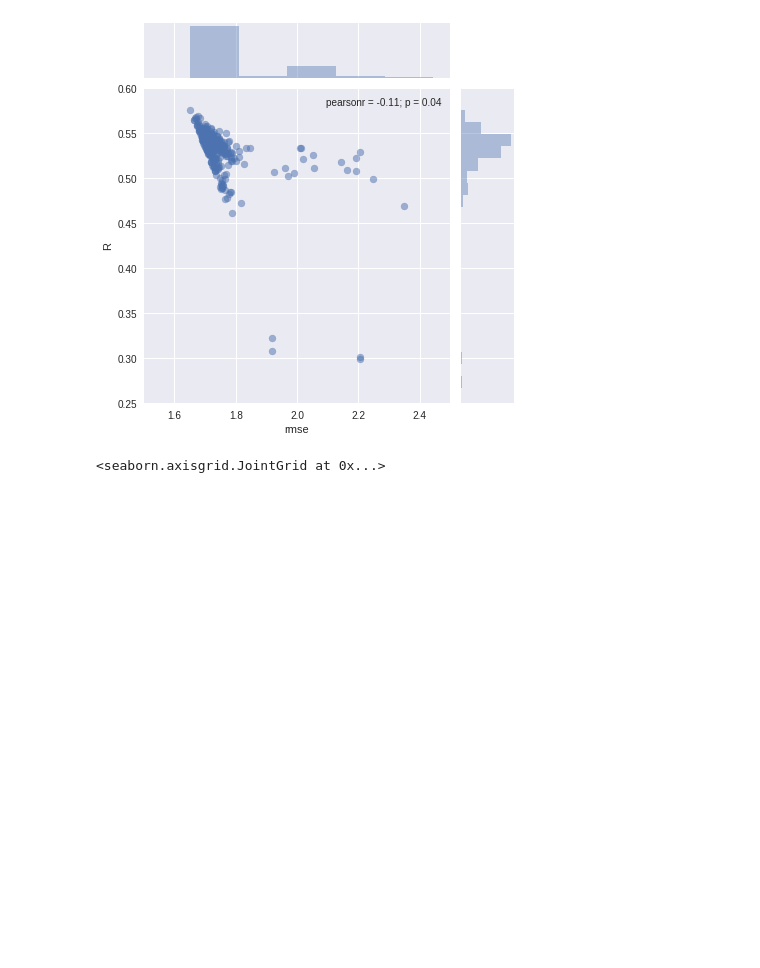
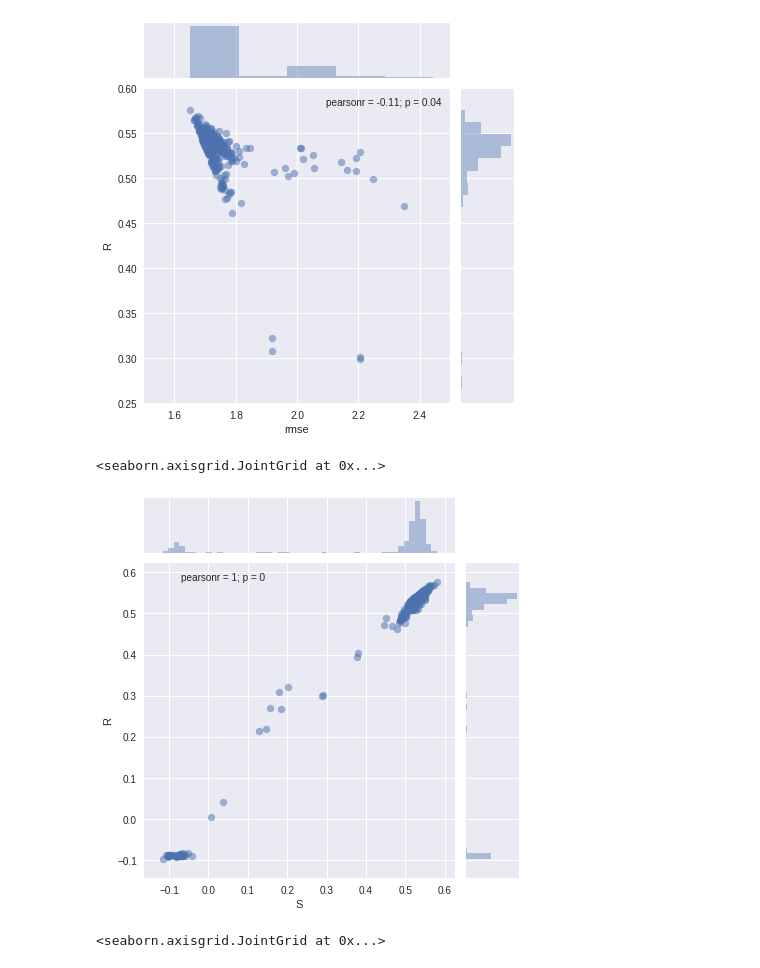
Before and after one commit to gnina/scripts, a Jupyter notebook: affinity_search/summaries.ipynb, the cells around one changed output. Saved outputs shown, nothing was run; the diff lists cells and outputs as text; code cells hidden in the pictures; blank space fills up the shorter version.

```diff
--- a/affinity_search/summaries.ipynb
+++ b/affinity_search/summaries.ipynb
@@ -57,6 +57,11 @@ sns.jointplot(x='rmse',y='R',data=results100,alpha=.5,xlim=(1.5,2.5),ylim=(.25,.
 # %% [output]
 <seaborn.axisgrid.JointGrid at 0x...>
 [figure]
+# %%
+sns.jointplot(x='S',y='R',data=results100,alpha=.5)
+# %% [output]
+<seaborn.axisgrid.JointGrid at 0x...>
+[figure, added]
 # %%
 sns.jointplot(x='rmse',y='aucpose',data=results100,alpha=.5,xlim=(1.5,2.5))
 # %% [output]
```
Also changed, not shown: parts of 1 cell of this notebook, 3 other files.
